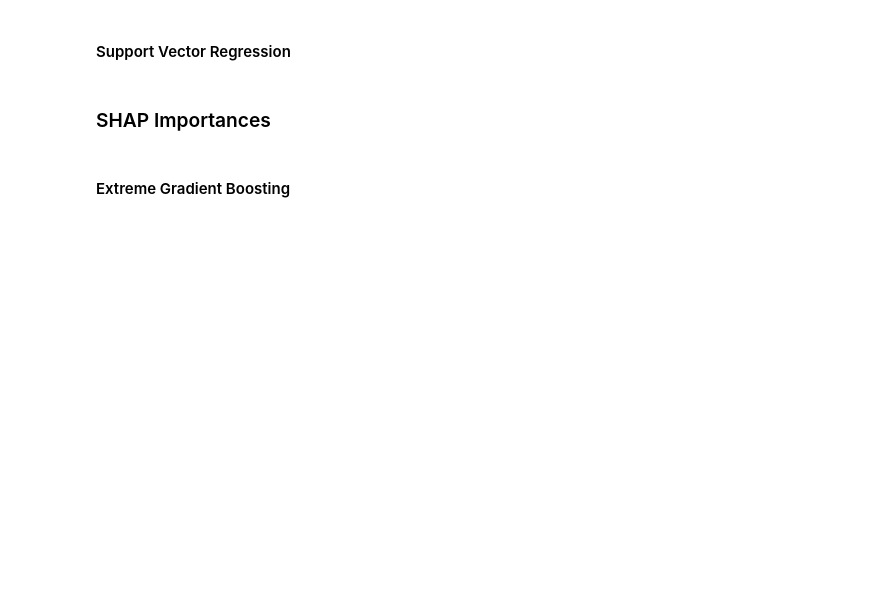
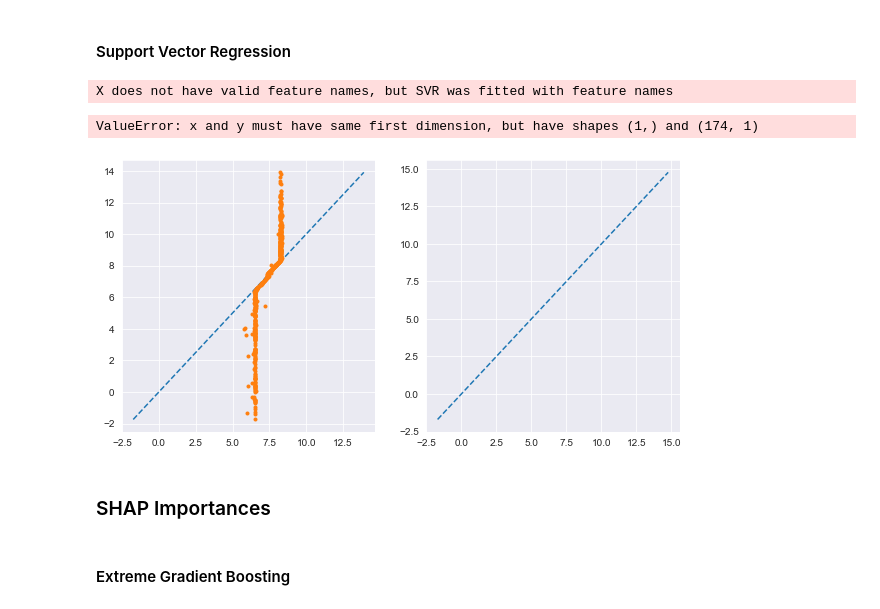
Before and after one commit to camilababo/Application-of-ML-approaches-towards-the-prediction-of-gene-expression-levels-in-S.thermophilus, a Jupyter notebook: gene-expression-prediction-pipeline/promoter_prediction_pipeline.ipynb, the cells around one changed output. Saved outputs shown, nothing was run; the diff lists cells and outputs as text; code cells hidden in the pictures; blank space fills up the shorter version.

```diff
--- a/gene-expression-prediction-pipeline/promoter_prediction_pipeline.ipynb
+++ b/gene-expression-prediction-pipeline/promoter_prediction_pipeline.ipynb
@@ -717,0 +745,3 @@ svr_param_tune.best_params_
+# %%
+best_svr_model = svr_param_tune.best_estimator_
+best_svr_model
@@ -759,15 +808,19 @@ print(stats.spearmanr(rf_model_hyp, y_test))
 # %%
 #Compare the predictions and measurements by plot and the spearman correlation coefficient
 plt.figure(figsize=[10, 5])
 
 #Plot for the training set
 plt.subplot(1, 2, 1)
-plt.plot([y_train.min(), y_train.max()], [y_train.min(), y_train.max()], "--")
-plt.plot(svr_model_hyp.predict(x_train[svr_reduced_features_2]), y_train, ".")
+plt.plot([pred_y_train.min(), pred_y_train.max()], [pred_y_train.min(), pred_y_train.max()], "--")
+plt.plot(best_svr_model.predict(svr_x_train_feat), pred_y_train, ".")
 
 #Plot for the testing set
 plt.subplot(1, 2, 2)
-plt.plot([y_test.min(), y_test.max()], [y_test.min(), y_test.max()], "--")
-plt.plot(svr_model_hyp, y_test, ".")
+plt.plot([pred_y_test.min(), pred_y_test.max()], [pred_y_test.min(), pred_y_test.max()], "--")
+plt.plot(best_svr_model.predict(svr_x_test_feat), pred_y_test, ".")
 
-print(stats.spearmanr(svr_model_hyp, y_test))
+print(stats.spearmanr(best_svr_model.predict(svr_x_test_feat), pred_y_test))
+# %% [output]
+X does not have valid feature names, but SVR was fitted with feature names
+ValueError: x and y must have same first dimension, but have shapes (1,) and (174, 1)
+[figure, added]
```
Also changed, not shown: parts of 44 cells of this notebook, 8 other files.
